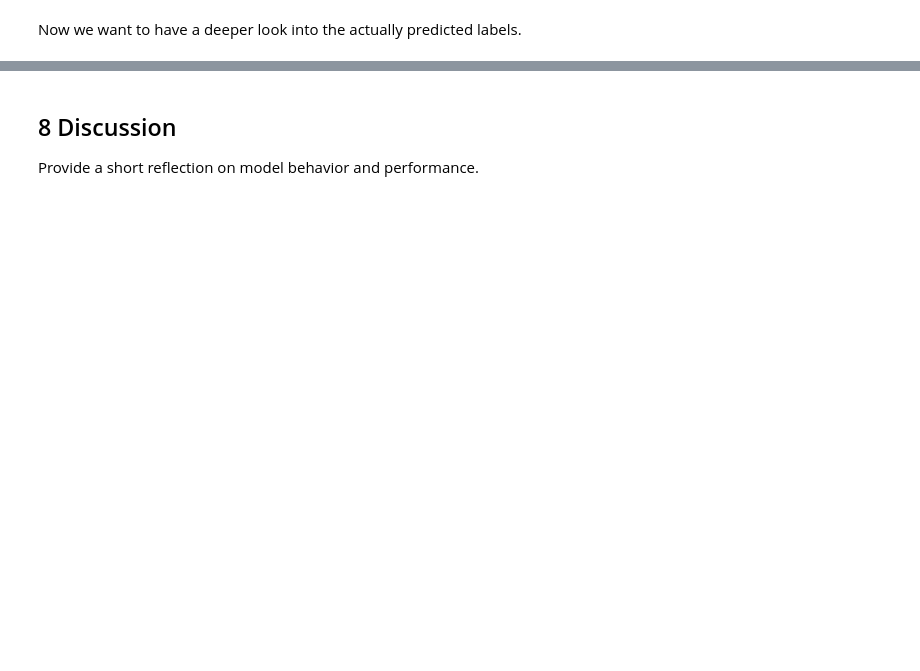
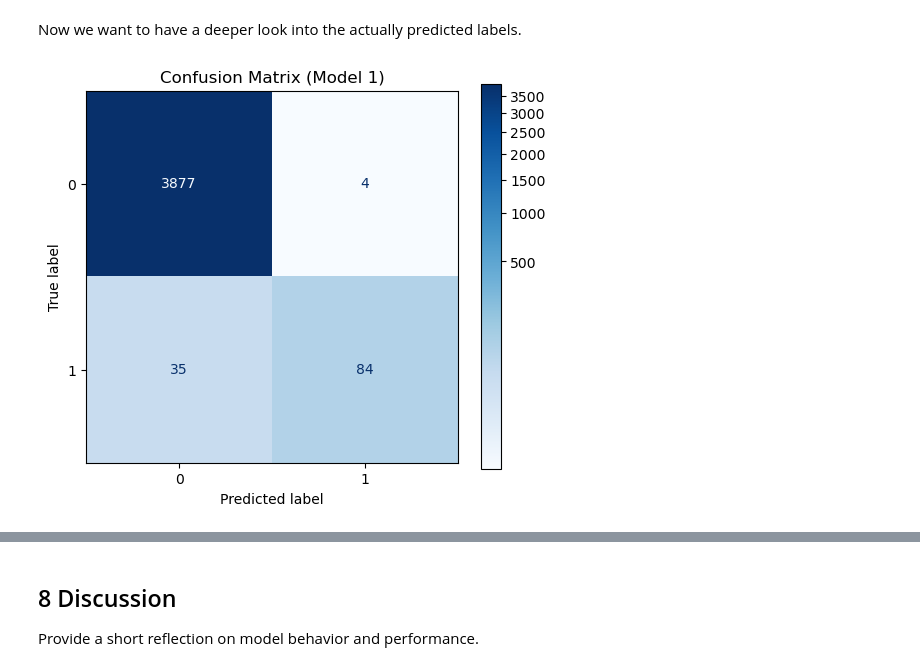
Before and after one commit to McRicecorn/NeuronaleNetze_DNA_Sequenz, a Jupyter notebook: Project2.4_Team11.ipynb, the cells around one changed output, grey strips where cells are left out. Cells and saved outputs as stored; diff of their text form; code cells hidden in the pictures; blank space fills up the shorter version.

Commit message:
confusion matrix added

```diff
--- a/Project2.4_Team11.ipynb
+++ b/Project2.4_Team11.ipynb
@@ -229,7 +232,7 @@ X_test_tensor.shape:  torch.Size([4000, 10])   y_test_tensor.shape:  torch.Size(
 # %%
 #sending all the data directly to the device
 X_train_tensor_num = X_train_tensor_num.to(device)
-X_test_tesor_num  = X_test_tensor_num.to(device)
+X_test_tensor_num  = X_test_tensor_num.to(device)
 
 y_train_tensor_num = y_train_tensor_num.to(device)
 y_test_tensor_num = y_test_tensor_num.to(device)
@@ -436,3 +435,9 @@ Test loss: 0.04329010099172592
+# %%
+model_num.eval()
+with torch.no_grad():
+    logits_num = model_num(X_test_tensor_num)
+    probs_num  = torch.sigmoid(logits_num)
+    preds_num  = (probs_num > 0.5).int()
 # %%
 model_hot.eval()
 with torch.no_grad():
@@ -483,4 +495,14 @@ plt.show()
 # %% [markdown]
 Now we want to have a deeper look into the actually predicted labels.
 # %%
-cm_num = confusion_matrix(y, y_prediction_num)
+y_true_num = y_test_tensor_num.cpu().numpy().astype(int).ravel()
+preds_num = preds_num.cpu().numpy().astype(int).ravel()
+cm = confusion_matrix(y_true_num, preds_num)
+
+disp = ConfusionMatrixDisplay(confusion_matrix=cm)
+fig, ax = plt.subplots(figsize=(6, 5))
+disp.plot(ax=ax, cmap='Blues', values_format='d', colorbar=True, im_kw={"norm": colors.PowerNorm(gamma=0.3)})
+plt.title("Confusion Matrix (Model 1)")
+plt.show()
+# %% [output]
+[figure, added]
```
Also changed, not shown: parts of 14 cells of this notebook.
